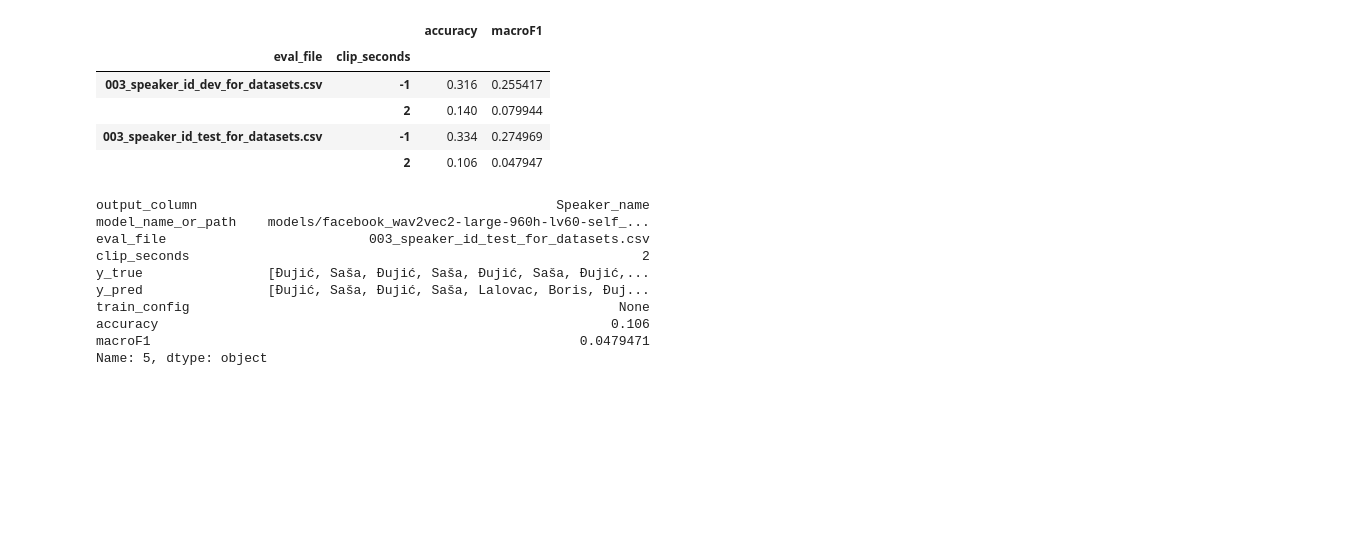
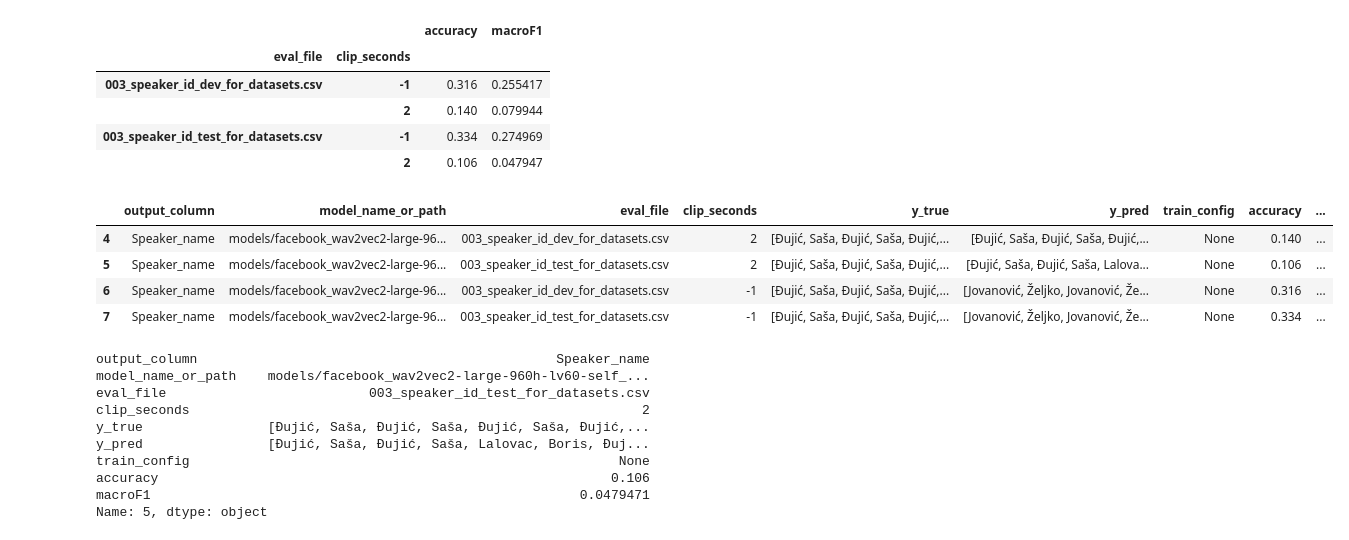
Before and after one commit to 5roop/task11, a Jupyter notebook: 011_analysis.ipynb, the cells around one changed output. Saved outputs shown, nothing was run; the diff lists cells and outputs as text; code cells hidden in the pictures; blank space fills up the shorter version.

```diff
--- a/011_analysis.ipynb
+++ b/011_analysis.ipynb
@@ -50,6 +50,14 @@ subset
 |  | 2 | 0.140 | 0.079944 |
 | 003_speaker_id_test_for_datasets.csv | -1 | 0.334 | 0.274969 |
 |  | 2 | 0.106 | 0.047947 |
+# %%
+df.loc[df.output_column=="Speaker_name",:]
+# %% [output]
+|  | output_column | model_name_or_path | eval_file | clip_seconds | y_true | y_pred | train_config | accuracy | ... |
+| 4 | Speaker_name | models/facebook_wav2vec2-large-96... | 003_speaker_id_dev_for_datasets.csv | 2 | [Đujić, Saša, Đujić, Saša, Đujić,... | [Đujić, Saša, Đujić, Saša, Đujić,... | None | 0.140 | ... |
+| 5 | Speaker_name | models/facebook_wav2vec2-large-96... | 003_speaker_id_test_for_datasets.csv | 2 | [Đujić, Saša, Đujić, Saša, Đujić,... | [Đujić, Saša, Đujić, Saša, Lalova... | None | 0.106 | ... |
+| 6 | Speaker_name | models/facebook_wav2vec2-large-96... | 003_speaker_id_dev_for_datasets.csv | -1 | [Đujić, Saša, Đujić, Saša, Đujić,... | [Jovanović, Željko, Jovanović, Že... | None | 0.316 | ... |
+| 7 | Speaker_name | models/facebook_wav2vec2-large-96... | 003_speaker_id_test_for_datasets.csv | -1 | [Đujić, Saša, Đujić, Saša, Đujić,... | [Jovanović, Željko, Jovanović, Že... | None | 0.334 | ... |
 # %%
 y_true, y_pred = df.loc[5, ["y_true", "y_pred"]]
 # %%
```
